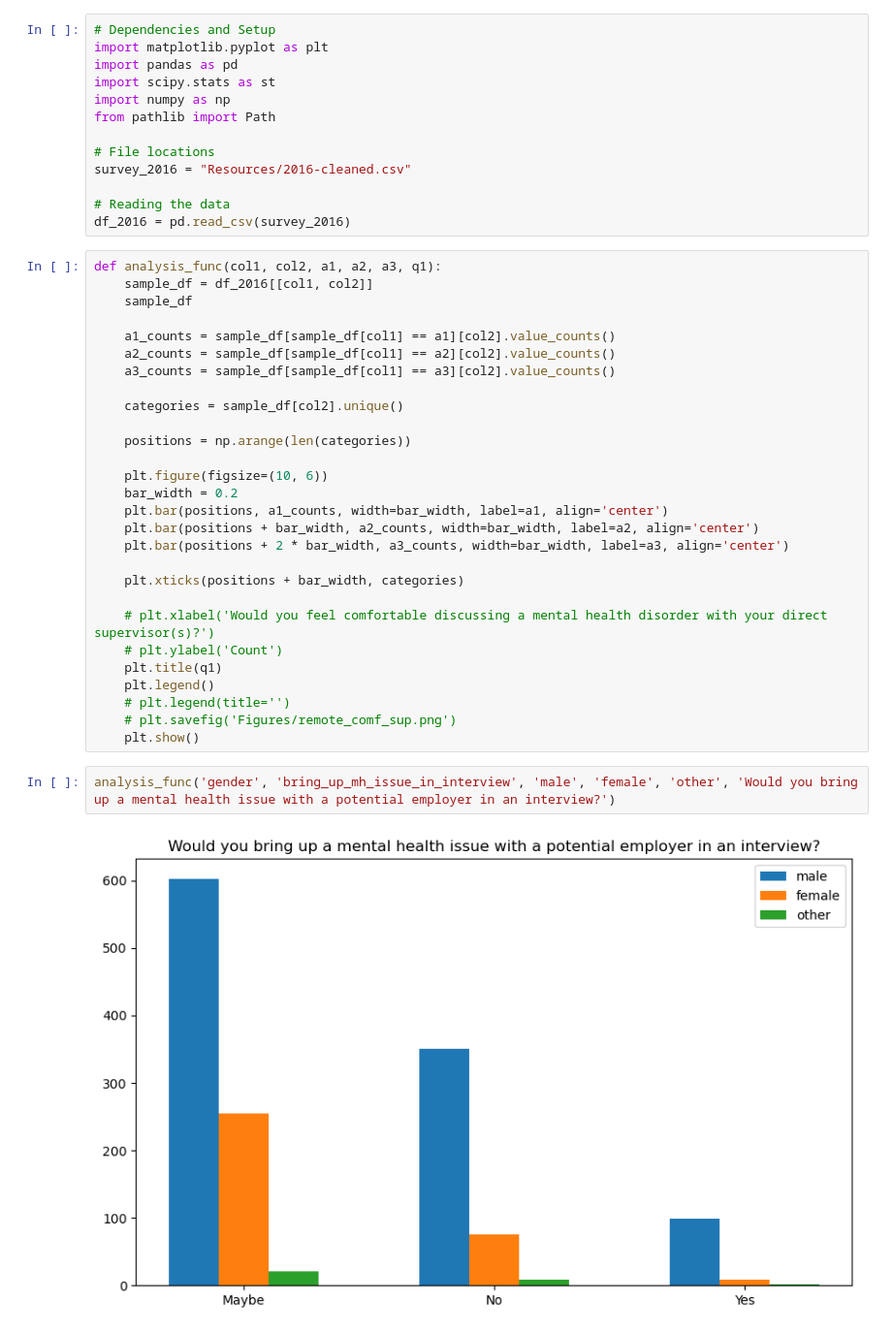
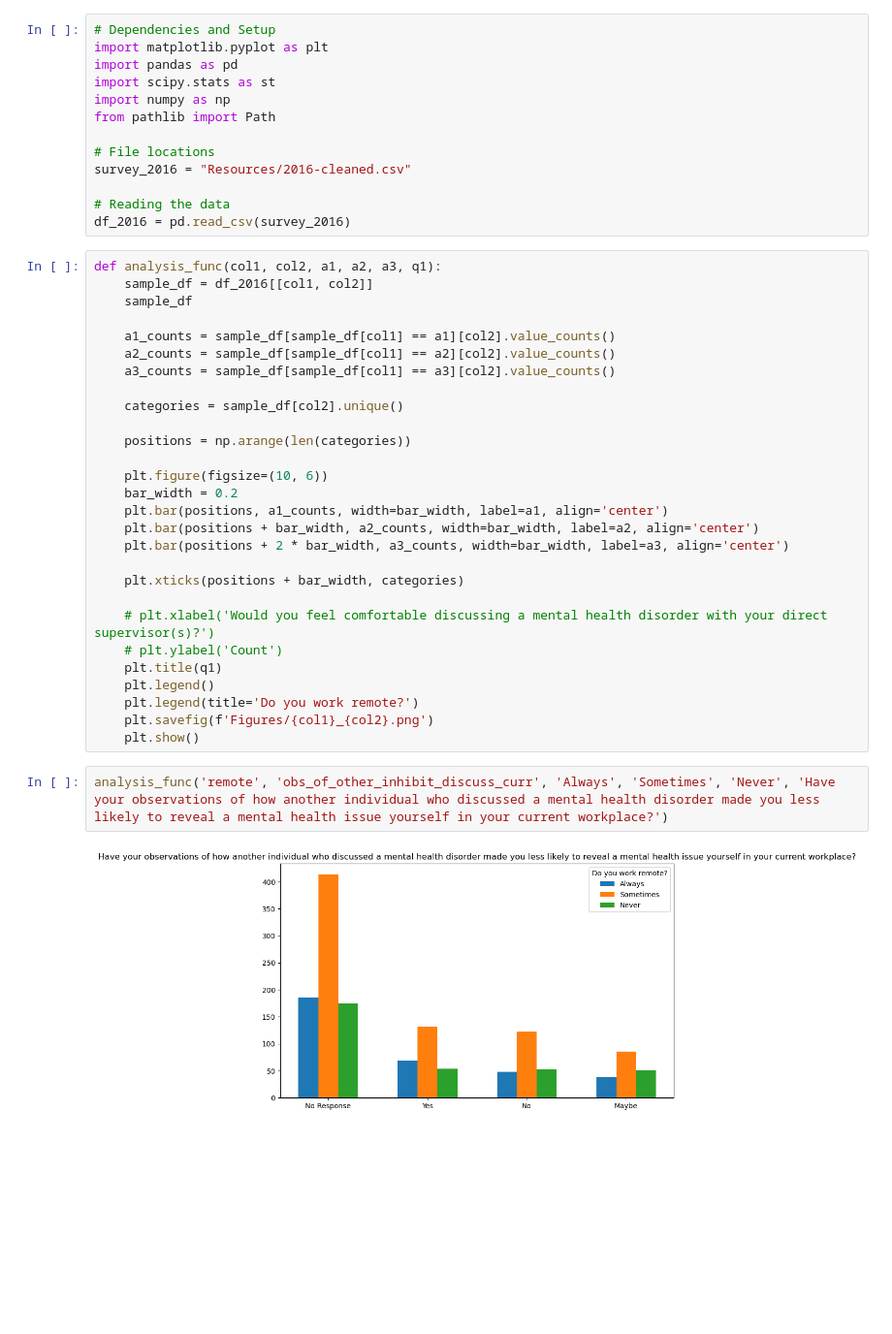
Before and after one commit to SecondHandSushi/Project-1-Mental-Tech, a Jupyter notebook: Graph_function.ipynb, the cells around one changed output. Shown: that part at 97% size. Drawn from its saved outputs; the diff is of its cells as text; blank space fills up the shorter version.

```diff
--- a/Graph_function.ipynb
+++ b/Graph_function.ipynb
@@ -36,10 +36,10 @@ def analysis_func(col1, col2, a1, a2, a3, q1):
     # plt.ylabel('Count')
     plt.title(q1)
     plt.legend()
-    # plt.legend(title='')
-    # plt.savefig('Figures/remote_comf_sup.png')
+    plt.legend(title='Do you work remote?')
+    plt.savefig(f'Figures/{col1}_{col2}.png')
     plt.show()
-# %%
-analysis_func('gender', 'bring_up_mh_issue_in_interview', 'male', 'female', 'other', 'Would you bring up a mental health issue with a potential employer in an interview?')
-# %% [output]
-[figure, removed]
+# %%
+analysis_func('remote', 'obs_of_other_inhibit_discuss_curr', 'Always', 'Sometimes', 'Never', 'Have your observations of how another individual who discussed a mental health disorder made you less likely to reveal a mental health issue yourself in your current workplace?')
+# %% [output]
+[figure, added]
```
